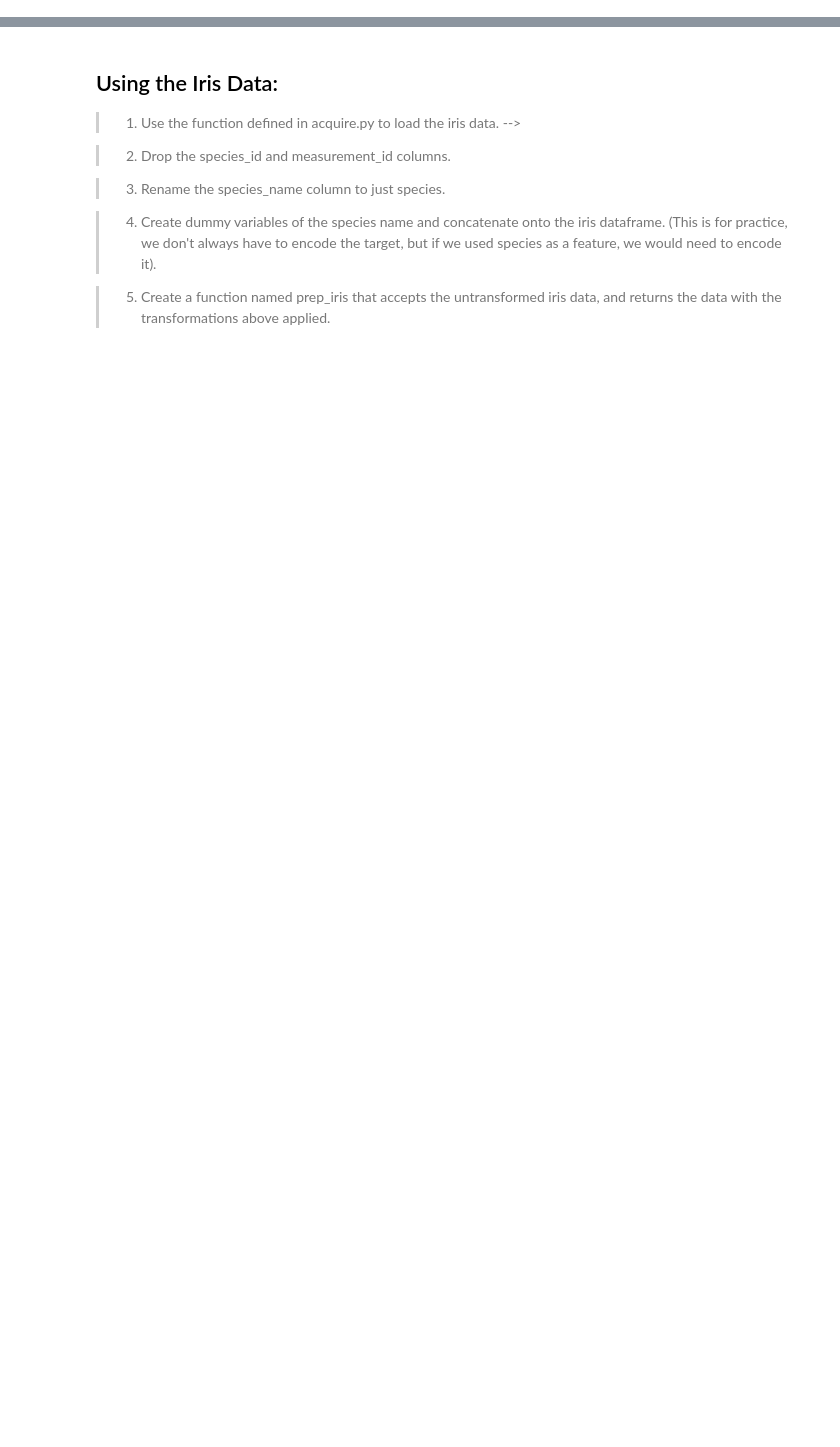
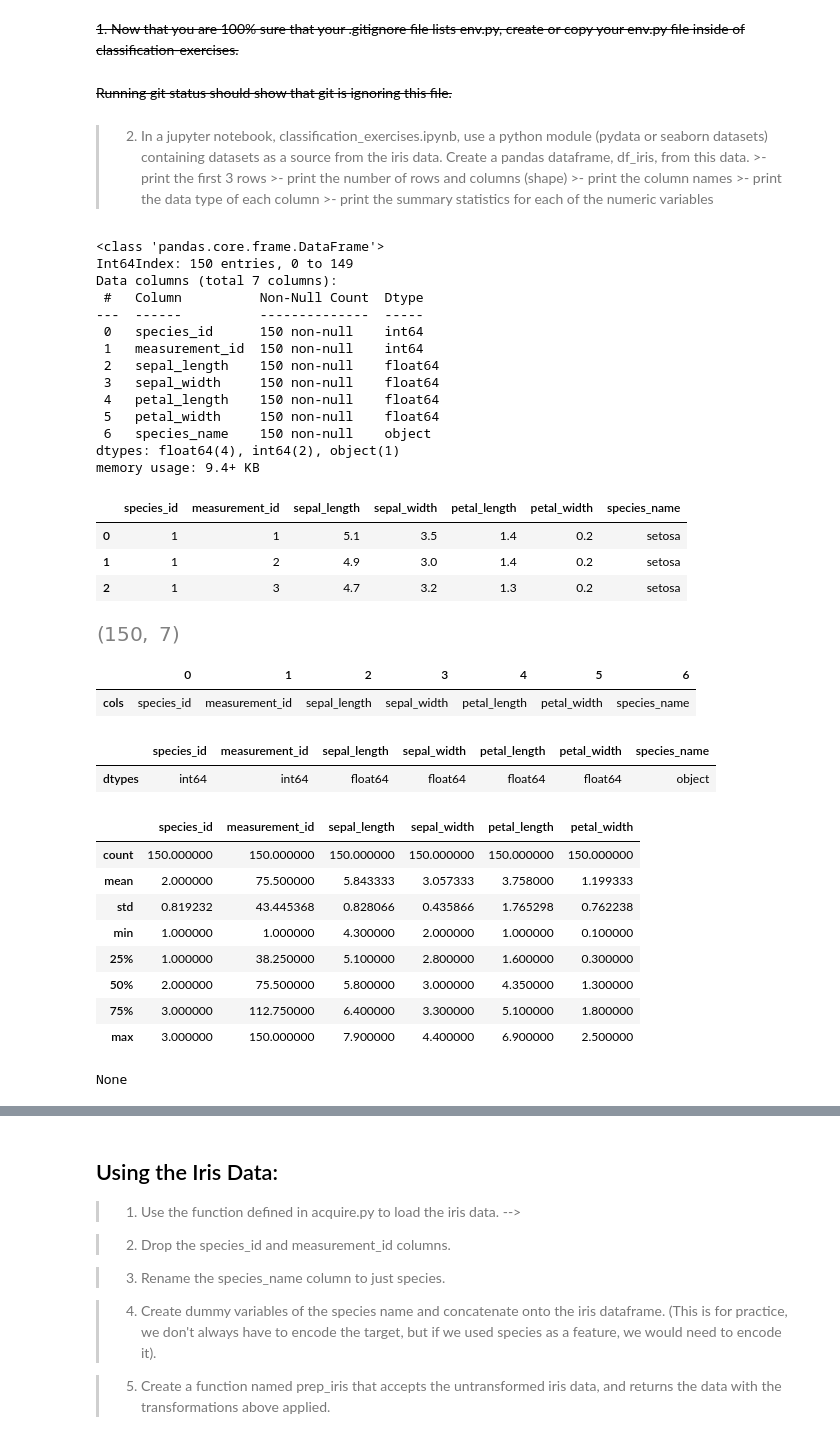
Before and after one commit to mackenr/classification-exercises, a Jupyter notebook: classification_exercises.ipynb, the cells around one changed output, grey strips where cells are left out. Drawn from its saved outputs; the diff is of its cells as text; code cells hidden in the pictures; blank space fills up the shorter version.

```diff
--- a/classification_exercises.ipynb
+++ b/classification_exercises.ipynb
@@ -5,0 +21,57 @@ from rcm_library import *
+# %% [markdown]
+
+~~1. Now that you are 100% sure that your .gitignore file lists env.py, create or copy your env.py file inside of classification-exercises.~~
+# %% [markdown]
+~~Running git status should show that git is ignoring this file.~~
+# %% [markdown]
+>2. In a jupyter notebook, classification_exercises.ipynb, use a python module (pydata or seaborn datasets) containing datasets as a source from the iris data. Create a pandas dataframe, df_iris, from this data.
+    >- print the first 3 rows
+    >- print the number of rows and columns (shape)
+    >- print the column names
+    >- print the data type of each column
+    >- print the summary statistics for each of the numeric variables
+# %%
+iris=get_iris_data()
+display(
+iris.head(3),
+iris.shape,
+pd.DataFrame(iris.columns,columns=['cols']).T,
+pd.DataFrame(iris.dtypes,columns=['dtypes']).T,
+iris.describe(),
+
+(iris.info())
+)
+# %% [output]
+<class 'pandas.core.frame.DataFrame'>
+Int64Index: 150 entries, 0 to 149
+Data columns (total 7 columns):
+ #   Column          Non-Null Count  Dtype
+---  ------          --------------  -----
+ 0   species_id      150 non-null    int64
+ 1   measurement_id  150 non-null    int64
+ 2   sepal_length    150 non-null    float64
+ 3   sepal_width     150 non-null    float64
+ 4   petal_length    150 non-null    float64
+ 5   petal_width     150 non-null    float64
+ 6   species_name    150 non-null    object
+dtypes: float64(4), int64(2), object(1)
+memory usage: 9.4+ KB
+|  | species_id | measurement_id | sepal_length | sepal_width | petal_length | petal_width | species_name |
+| 0 | 1 | 1 | 5.1 | 3.5 | 1.4 | 0.2 | setosa |
+| 1 | 1 | 2 | 4.9 | 3.0 | 1.4 | 0.2 | setosa |
+| 2 | 1 | 3 | 4.7 | 3.2 | 1.3 | 0.2 | setosa |
+[figure, added]
+|  | 0 | 1 | 2 | 3 | 4 | 5 | 6 |
+| cols | species_id | measurement_id | sepal_length | sepal_width | petal_length | petal_width | species_name |
+|  | species_id | measurement_id | sepal_length | sepal_width | petal_length | petal_width | species_name |
+| dtypes | int64 | int64 | float64 | float64 | float64 | float64 | object |
+|  | species_id | measurement_id | sepal_length | sepal_width | petal_length | petal_width |
+| count | 150.000000 | 150.000000 | 150.000000 | 150.000000 | 150.000000 | 150.000000 |
+| mean | 2.000000 | 75.500000 | 5.843333 | 3.057333 | 3.758000 | 1.199333 |
+| std | 0.819232 | 43.445368 | 0.828066 | 0.435866 | 1.765298 | 0.762238 |
+| min | 1.000000 | 1.000000 | 4.300000 | 2.000000 | 1.000000 | 0.100000 |
+| 25% | 1.000000 | 38.250000 | 5.100000 | 2.800000 | 1.600000 | 0.300000 |
+| 50% | 2.000000 | 75.500000 | 5.800000 | 3.000000 | 4.350000 | 1.300000 |
+| 75% | 3.000000 | 112.750000 | 6.400000 | 3.300000 | 5.100000 | 1.800000 |
+| max | 3.000000 | 150.000000 | 7.900000 | 4.400000 | 6.900000 | 2.500000 |
+None
```
Also changed, not shown: parts of 17 cells of this notebook, 7 other files.
